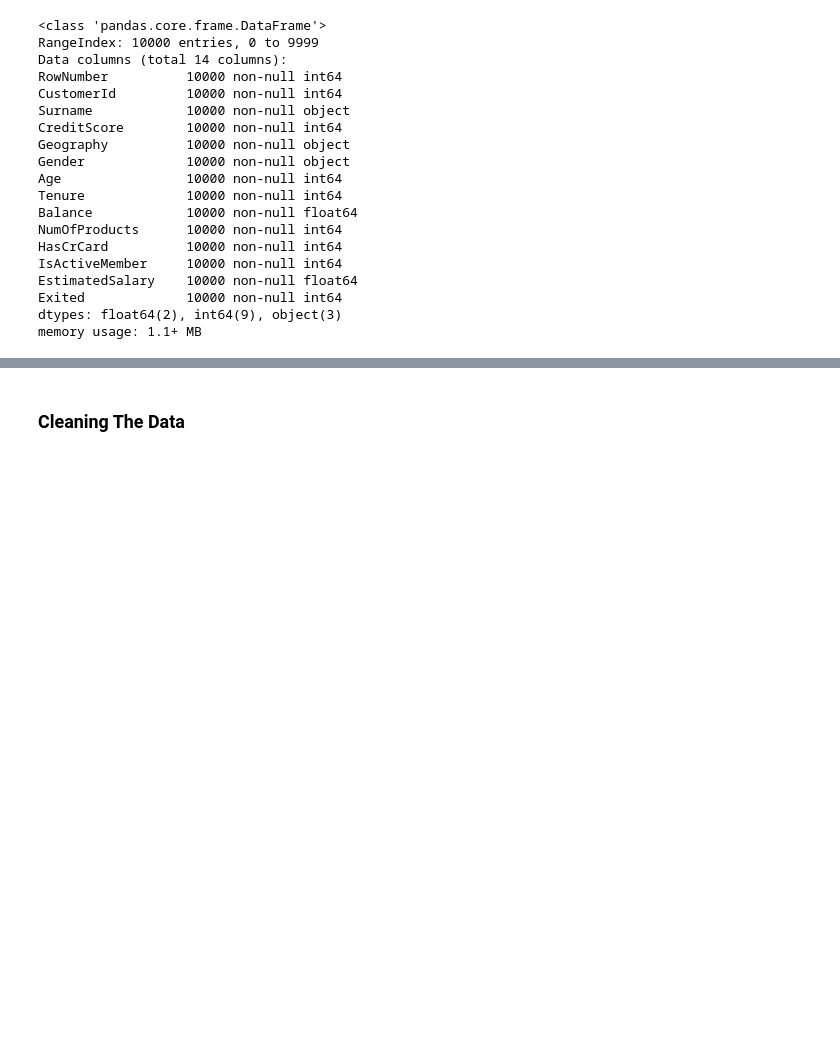
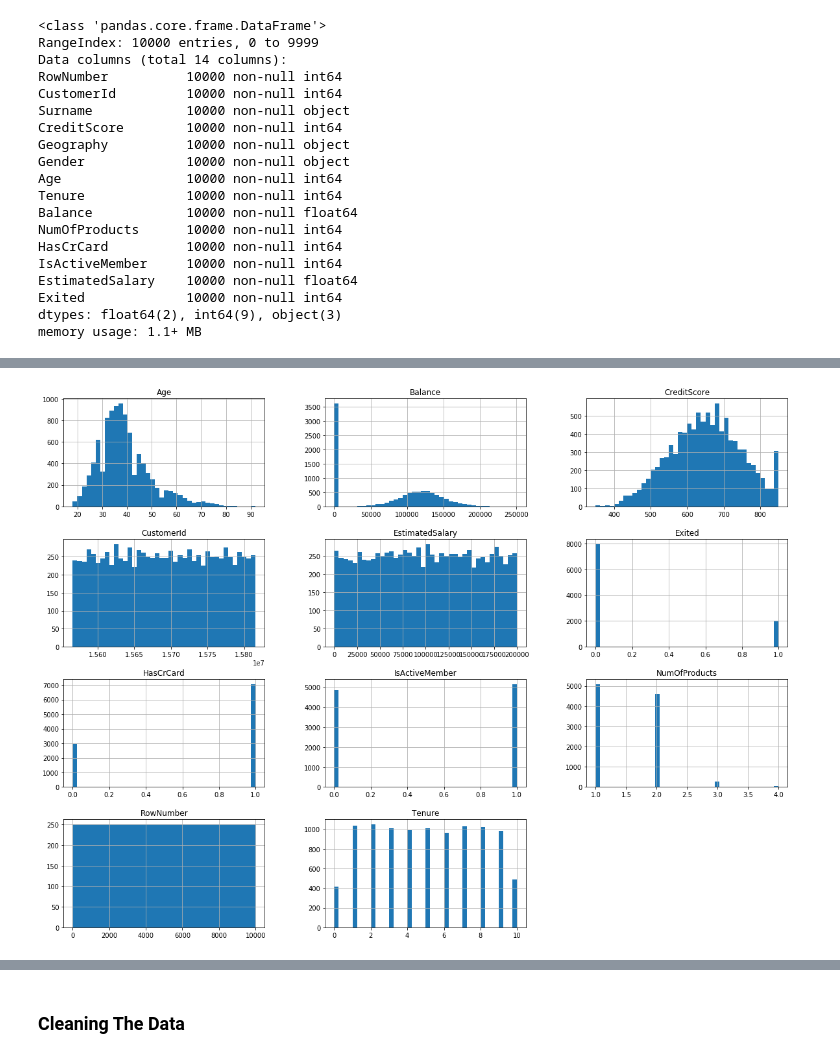
Before and after one commit to eelior/introduction-to-data-science-final-project, a Jupyter notebook: Bank Churn Model.ipynb, the cells around one changed output, grey strips where cells are left out. Cells and saved outputs as stored; diff of their text form; code cells hidden in the pictures; blank space fills up the shorter version.

```diff
--- a/Bank Churn Model.ipynb
+++ b/Bank Churn Model.ipynb
@@ -90,0 +123,5 @@ The data is clean from null values, and is mostly conducted from integer values.
+# %%
+data.hist(bins=40, figsize=(20,15))
+plt.show()
+# %% [output]
+[figure, added]
```
Also changed, not shown: parts of 51 cells of this notebook.
